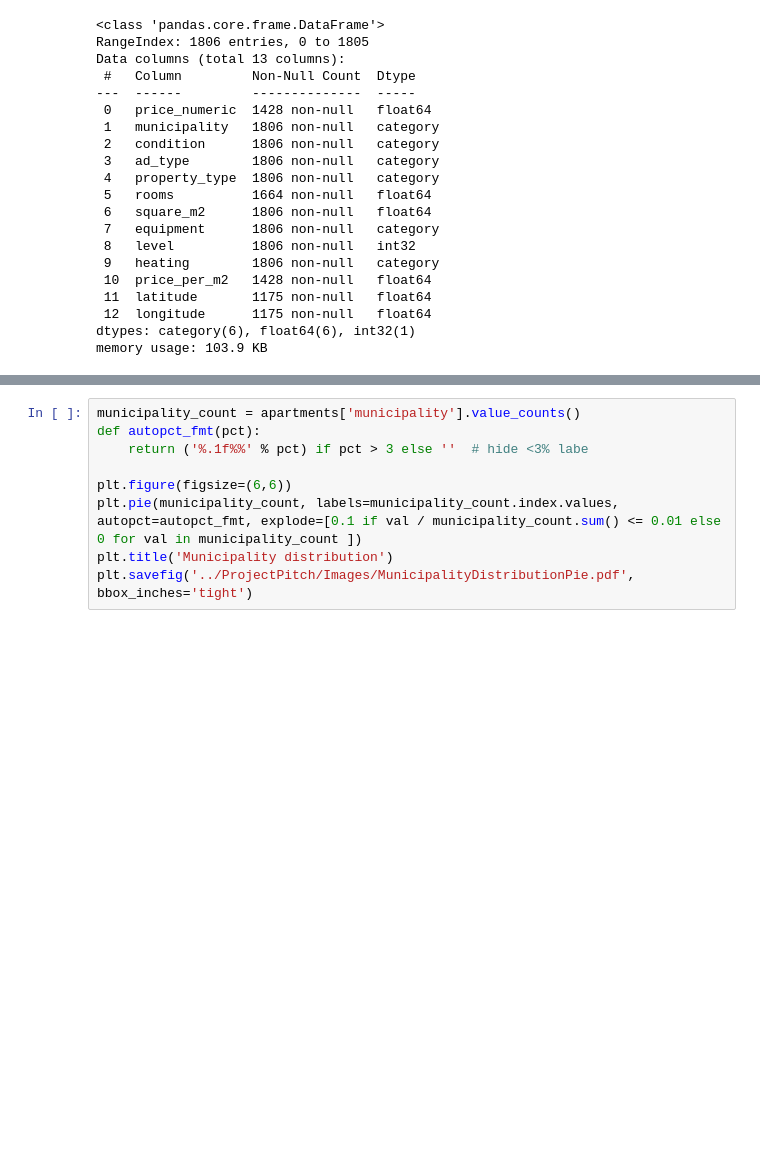
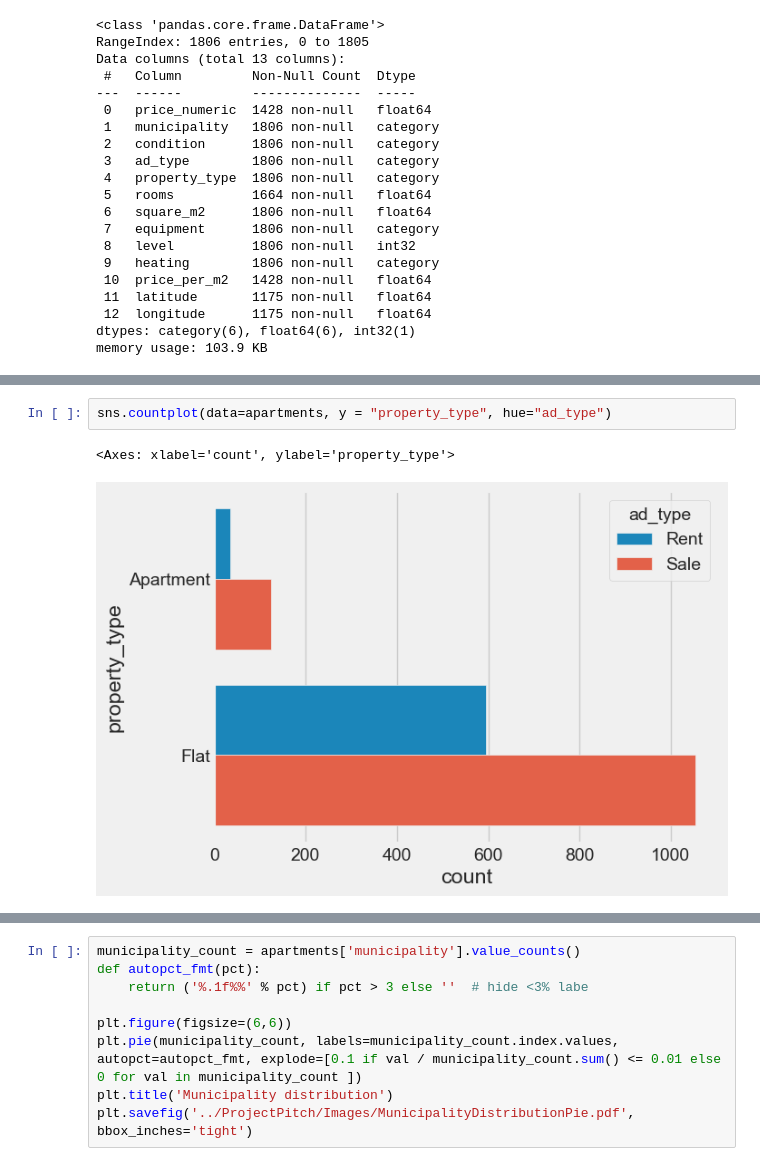
Before and after one commit to EmreArapcicUevak/EE418-Introduction-to-Machine-Learning-Project, a Jupyter notebook: notebooks/feature_analysis.ipynb, the cells around one changed output, grey strips where cells are left out. Cells and saved outputs as stored; diff of their text form; blank space fills up the shorter version.

```diff
--- a/notebooks/feature_analysis.ipynb
+++ b/notebooks/feature_analysis.ipynb
@@ -186,0 +213,5 @@ memory usage: 103.9 KB
+# %%
+sns.countplot(data=apartments, y = "property_type", hue="ad_type")
+# %% [output]
+<Axes: xlabel='count', ylabel='property_type'>
+[figure, added]
```
Also changed, not shown: parts of 6 cells of this notebook.
